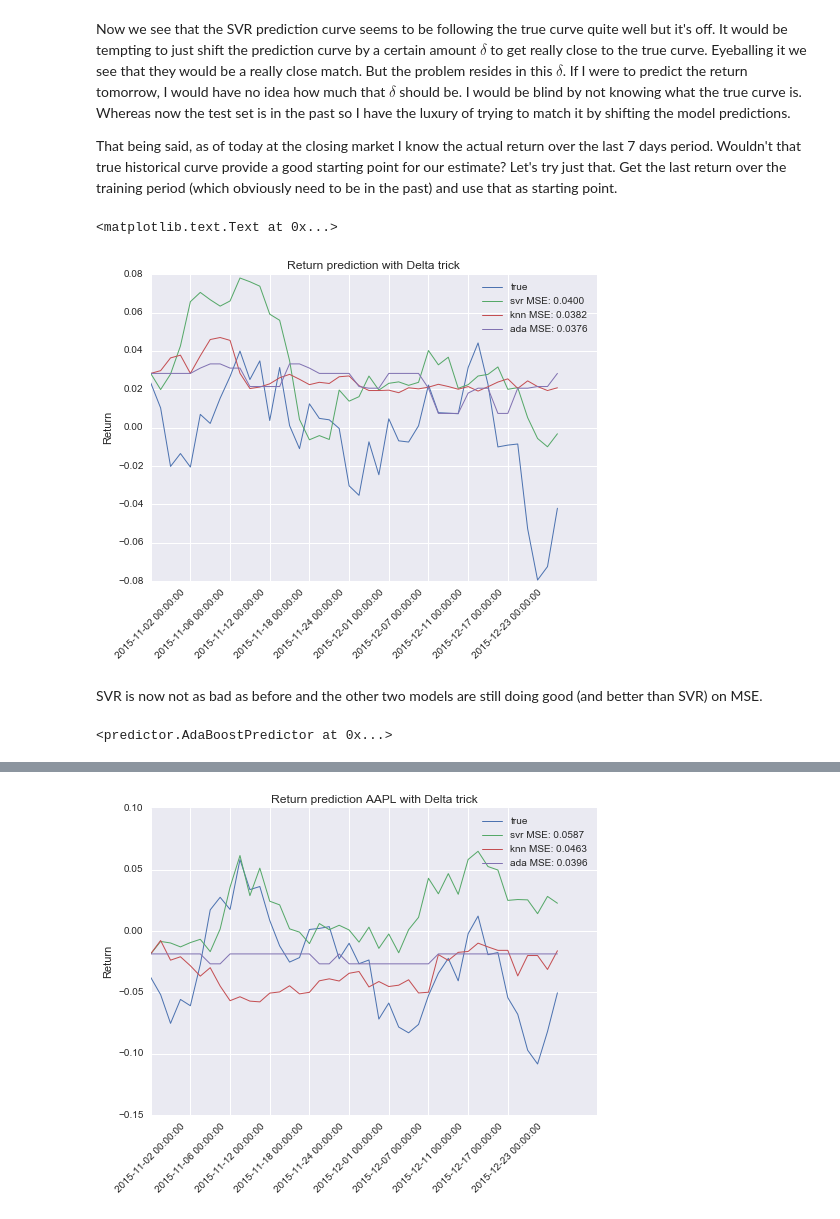
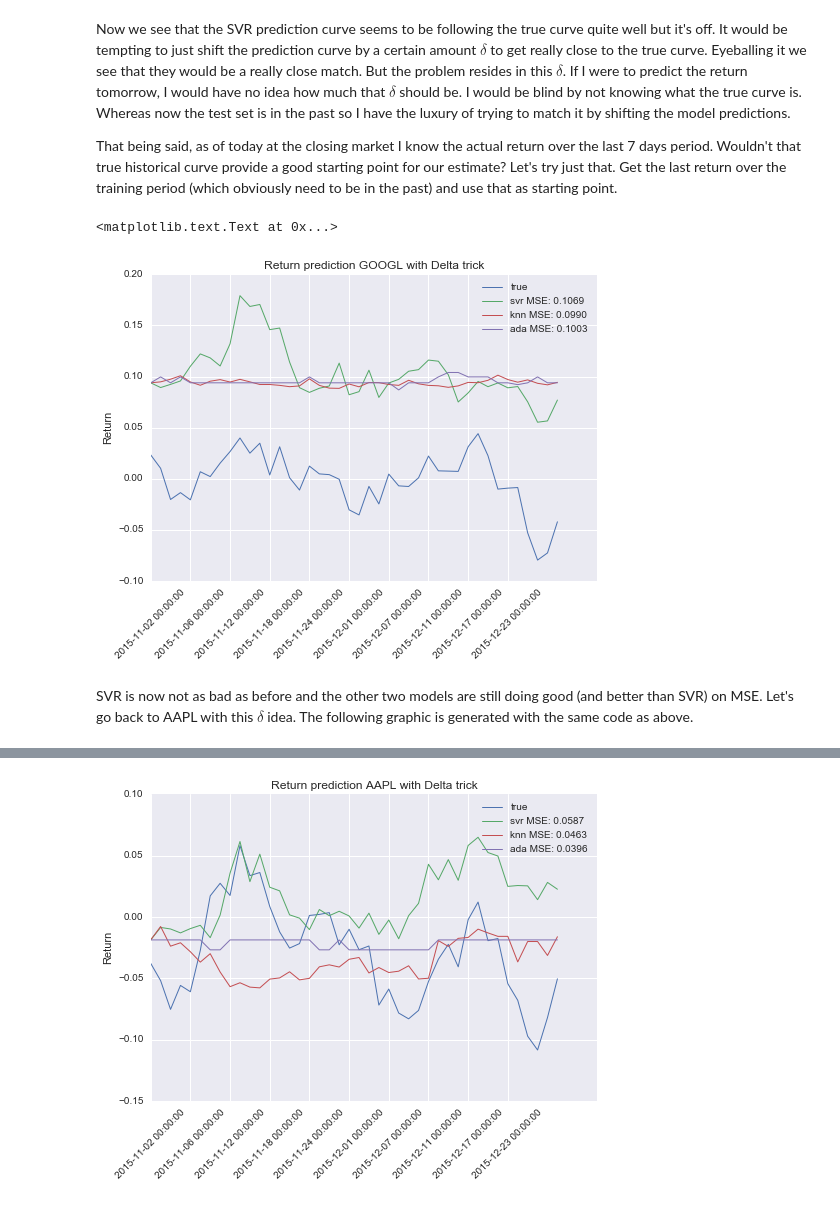
Before and after one commit to atremblay/MLND, a Jupyter notebook: P5/Stock Prediction.ipynb, the cells around one changed output, grey strips where cells are left out. Saved outputs shown, nothing was run; the diff lists cells and outputs as text; code cells hidden in the pictures.

```diff
--- a/P5/Stock Prediction.ipynb
+++ b/P5/Stock Prediction.ipynb
@@ -321,36 +329,27 @@ That being said, as of today at the closing market I know the actual return over
 # %%
 # Get the initial starting point of the training period
 stock = Stock('GOOGL')
 data, label = stock.get_data(start_date='2014-01-01', end_date='2015-10-31', fit=True)
 delta_svr = y_pred_svr.values[0] - label.values[-1]
 delta_knn = y_pred_knn.values[0] - label.values[-1]
 delta_ada = y_pred_ada.values[0] - label.values[-1]
 
 
 plt.plot(range(0,len(y_true)), y_true, linewidth=1)
 plt.plot(range(0,len(y_pred_svr)), y_pred_svr - delta_svr, linewidth=1)
 plt.plot(range(0,len(y_pred_knn)), y_pred_knn - delta_knn, linewidth=1)
 plt.plot(range(0,len(y_pred_ada)), y_pred_ada - delta_ada, linewidth=1)
 plt.xticks(4*np.arange(len(y_true)/4), y_true.index[::4], rotation=45)
 
 plt.legend([
         'true',
-        'svr MSE: {:.4f}'.format((((y_pred_svr-delta_svr)-y_true)**2).mean()**0.5),
-        'knn MSE: {:.4f}'.format((((y_pred_knn-delta_knn)-y_true)**2).mean()**0.5),
-        'ada MSE: {:.4f}'.format((((y_pred_ada-delta_ada)-y_true)**2).mean()**0.5)])
+        'svr MSE: {:.4f}'.format(mean_squared_error(y_pred_svr-delta_svr, y_true)**0.5),
+        'knn MSE: {:.4f}'.format(mean_squared_error(y_pred_knn-delta_knn, y_true)**0.5),
+        'ada MSE: {:.4f}'.format(mean_squared_error(y_pred_ada-delta_ada, y_true)**0.5)])
 plt.ylabel('Return')
-plt.title('Return prediction with Delta trick')
+plt.title('Return prediction GOOGL with Delta trick')
 # %% [output]
 <matplotlib.text.Text at 0x...>
-[figure, old version]
+[figure, new version]
 # %% [markdown]
-SVR is now not as bad as before and the other two models are still doing good (and better than SVR) on MSE.
+SVR is now not as bad as before and the other two models are still doing good (and better than SVR) on MSE. Let's go back to AAPL with this $\delta$ idea. The following graphic is generated with the same code as above.
-# %%
-svr = SVRPredictor(['AAPL'], 7)
-knn = KNNPredictor(['AAPL'], 7)
-svr.fit(start_date='2014-01-01', end_date='2015-10-31')
-knn.fit(start_date='2014-01-01', end_date='2015-10-31')
-ada = AdaBoostPredictor(['AAPL'], 7)
-ada.fit(start_date='2014-01-01', end_date='2015-10-31')
-# %% [output]
-<predictor.AdaBoostPredictor at 0x...>
```
Also changed, not shown: parts of 20 cells of this notebook, 7 other files.
